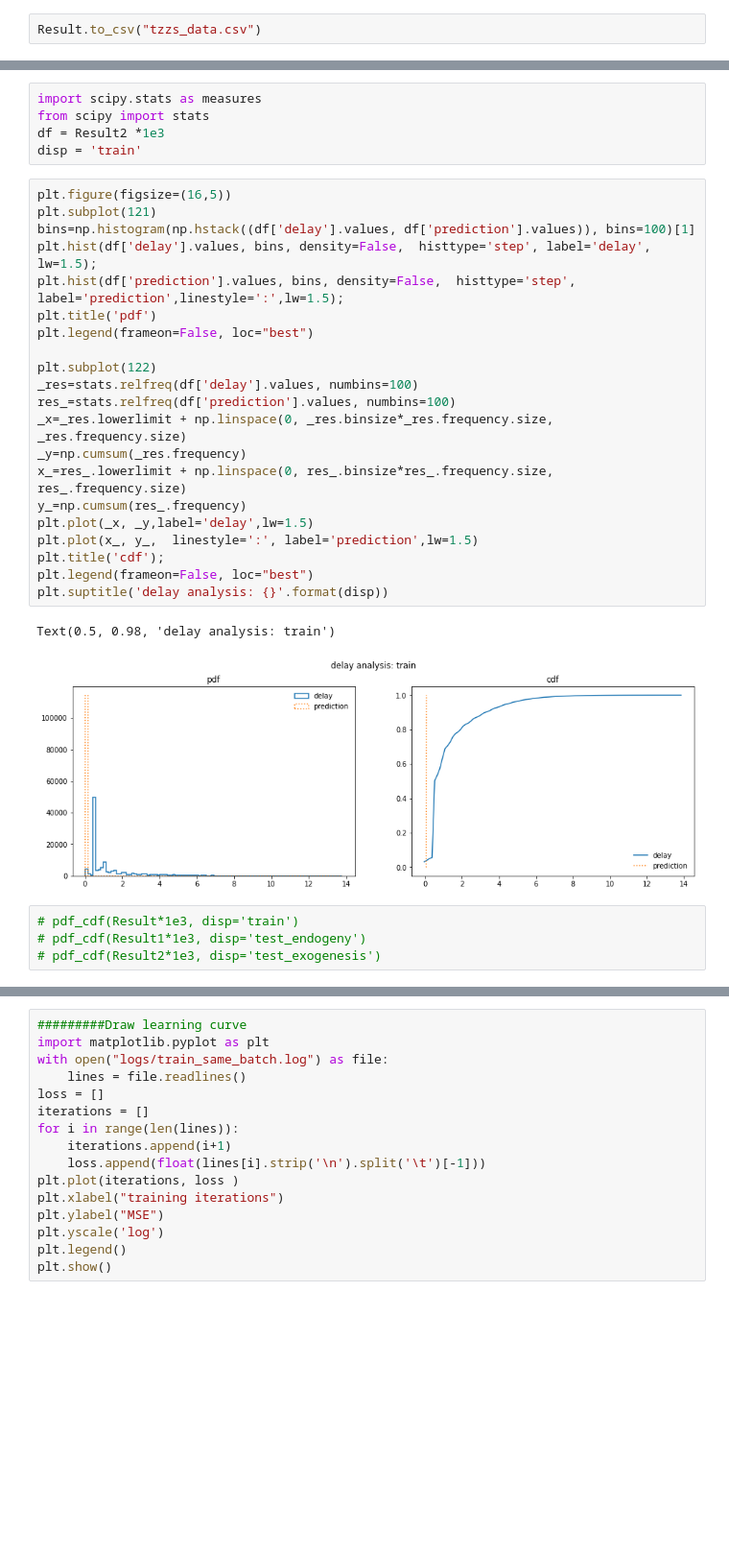
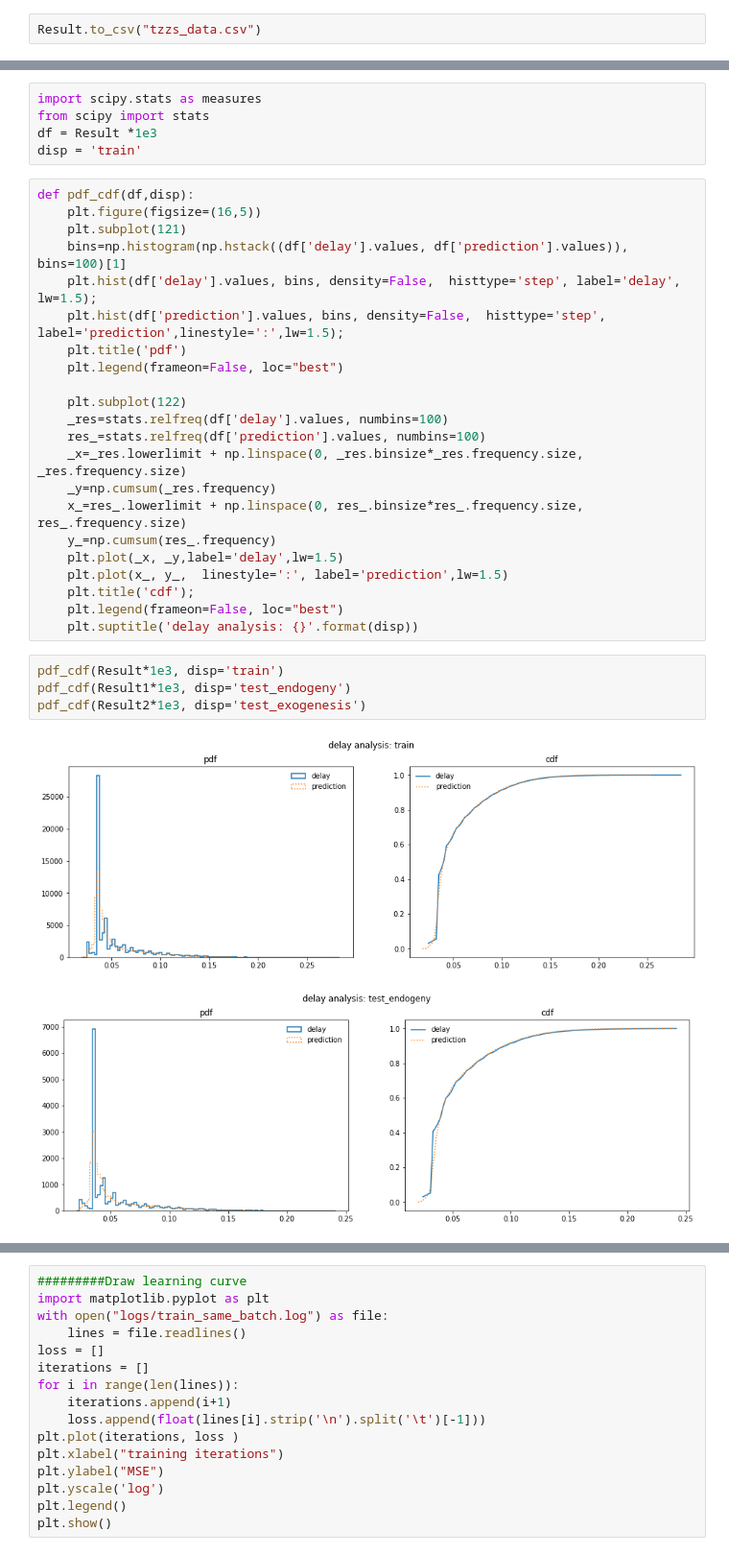
Before and after one commit to Zhang038/reproduce_DQN, a Jupyter notebook: 3. inference_plot.ipynb, the cells around one changed output, grey strips where cells are left out. Shown at 96% size. Saved outputs shown, nothing was run; the diff lists cells and outputs as text; blank space fills up the shorter version.

```diff
--- a/3. inference_plot.ipynb
+++ b/3. inference_plot.ipynb
@@ -184,33 +183,34 @@ print(Result)
 # %%
 import scipy.stats as measures
 from scipy import stats
-df = Result2 *1e3
+df = Result *1e3
 disp = 'train'
 # %%
-plt.figure(figsize=(16,5))
-plt.subplot(121)
-bins=np.histogram(np.hstack((df['delay'].values, df['prediction'].values)), bins=100)[1]
-plt.hist(df['delay'].values, bins, density=False,  histtype='step', label='delay', lw=1.5);
-plt.hist(df['prediction'].values, bins, density=False,  histtype='step', label='prediction',linestyle=':',lw=1.5);
-plt.title('pdf')
-plt.legend(frameon=False, loc="best")
+def pdf_cdf(df,disp):
+    plt.figure(figsize=(16,5))
+    plt.subplot(121)
+    bins=np.histogram(np.hstack((df['delay'].values, df['prediction'].values)), bins=100)[1]
+    plt.hist(df['delay'].values, bins, density=False,  histtype='step', label='delay', lw=1.5);
+    plt.hist(df['prediction'].values, bins, density=False,  histtype='step', label='prediction',linestyle=':',lw=1.5);
+    plt.title('pdf')
+    plt.legend(frameon=False, loc="best")
 
-plt.subplot(122)
-_res=stats.relfreq(df['delay'].values, numbins=100)
-res_=stats.relfreq(df['prediction'].values, numbins=100)
-_x=_res.lowerlimit + np.linspace(0, _res.binsize*_res.frequency.size, _res.frequency.size)
-_y=np.cumsum(_res.frequency)
-x_=res_.lowerlimit + np.linspace(0, res_.binsize*res_.frequency.size, res_.frequency.size)
-y_=np.cumsum(res_.frequency)
-plt.plot(_x, _y,label='delay',lw=1.5)
-plt.plot(x_, y_,  linestyle=':', label='prediction',lw=1.5)
-plt.title('cdf');
-plt.legend(frameon=False, loc="best")
-plt.suptitle('delay analysis: {}'.format(disp))
+    plt.subplot(122)
+    _res=stats.relfreq(df['delay'].values, numbins=100)
+    res_=stats.relfreq(df['prediction'].values, numbins=100)
+    _x=_res.lowerlimit + np.linspace(0, _res.binsize*_res.frequency.size, _res.frequency.size)
+    _y=np.cumsum(_res.frequency)
+    x_=res_.lowerlimit + np.linspace(0, res_.binsize*res_.frequency.size, res_.frequency.size)
+    y_=np.cumsum(res_.frequency)
+    plt.plot(_x, _y,label='delay',lw=1.5)
+    plt.plot(x_, y_,  linestyle=':', label='prediction',lw=1.5)
+    plt.title('cdf');
+    plt.legend(frameon=False, loc="best")
+    plt.suptitle('delay analysis: {}'.format(disp))
-# %% [output]
-Text(0.5, 0.98, 'delay analysis: train')
-[figure, removed]
 # %%
-# pdf_cdf(Result*1e3, disp='train')
-# pdf_cdf(Result1*1e3, disp='test_endogeny')
-# pdf_cdf(Result2*1e3, disp='test_exogenesis')
+pdf_cdf(Result*1e3, disp='train')
+pdf_cdf(Result1*1e3, disp='test_endogeny')
+pdf_cdf(Result2*1e3, disp='test_exogenesis')
+# %% [output]
+[figure, added]
+[figure, added]
```
Also changed, not shown: parts of 14 cells of this notebook.
